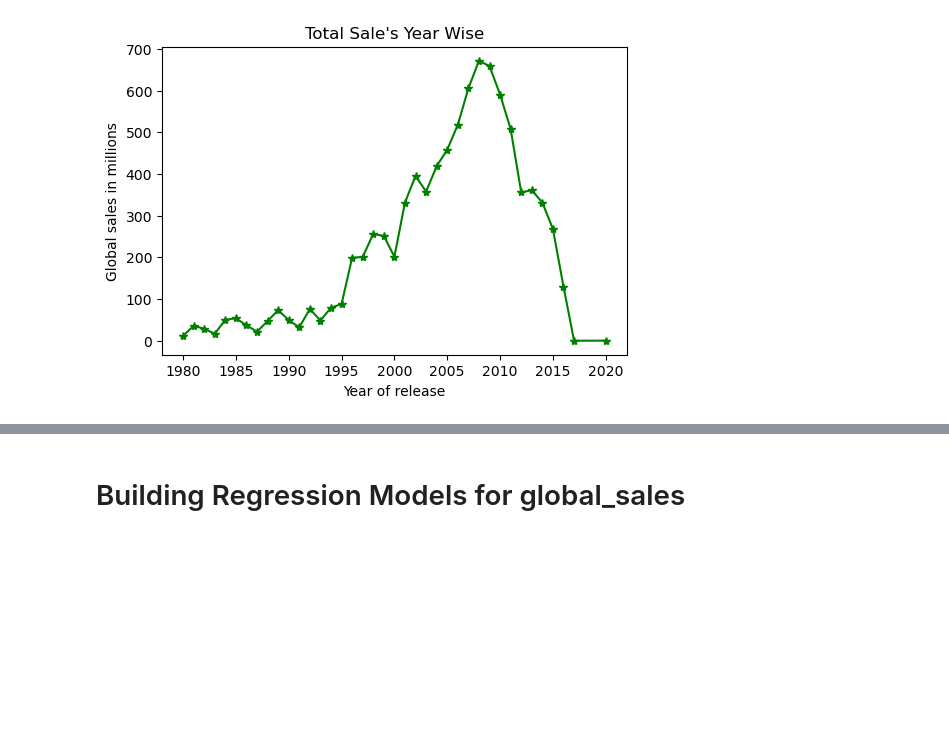
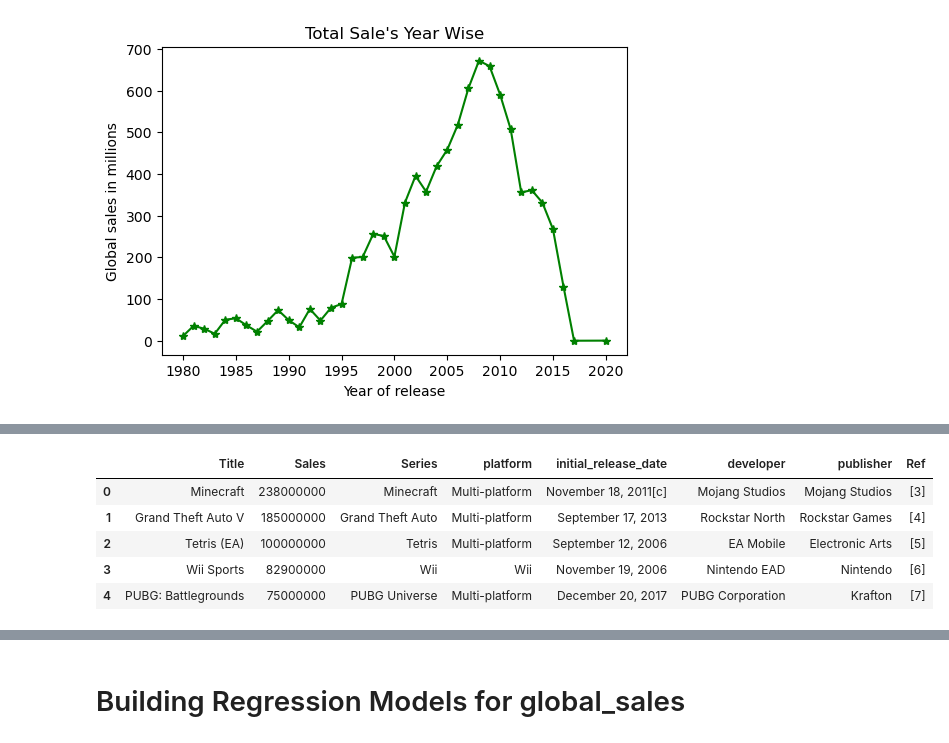
Before and after one commit to ShreyaA/videogamesales-analysis, a Jupyter notebook: videoGamesSales_Analysis.ipynb, the cells around one changed output, grey strips where cells are left out. Cells and saved outputs as stored; diff of their text form; code cells hidden in the pictures; blank space fills up the shorter version.

```diff
--- a/videoGamesSales_Analysis.ipynb
+++ b/videoGamesSales_Analysis.ipynb
@@ -342,0 +370,9 @@ Text(0, 0.5, 'Global sales in millions')
+# %%
+topsellers.head()
+# %% [output]
+|  | Title | Sales | Series | platform | initial_release_date | developer | publisher | Ref |
+| 0 | Minecraft | 238000000 | Minecraft | Multi-platform | November 18, 2011[c] | Mojang Studios | Mojang Studios | [3] |
+| 1 | Grand Theft Auto V | 185000000 | Grand Theft Auto | Multi-platform | September 17, 2013 | Rockstar North | Rockstar Games | [4] |
+| 2 | Tetris (EA) | 100000000 | Tetris | Multi-platform | September 12, 2006 | EA Mobile | Electronic Arts | [5] |
+| 3 | Wii Sports | 82900000 | Wii | Wii | November 19, 2006 | Nintendo EAD | Nintendo | [6] |
+| 4 | PUBG: Battlegrounds | 75000000 | PUBG Universe | Multi-platform | December 20, 2017 | PUBG Corporation | Krafton | [7] |
```
Also changed, not shown: parts of 9 cells of this notebook.
